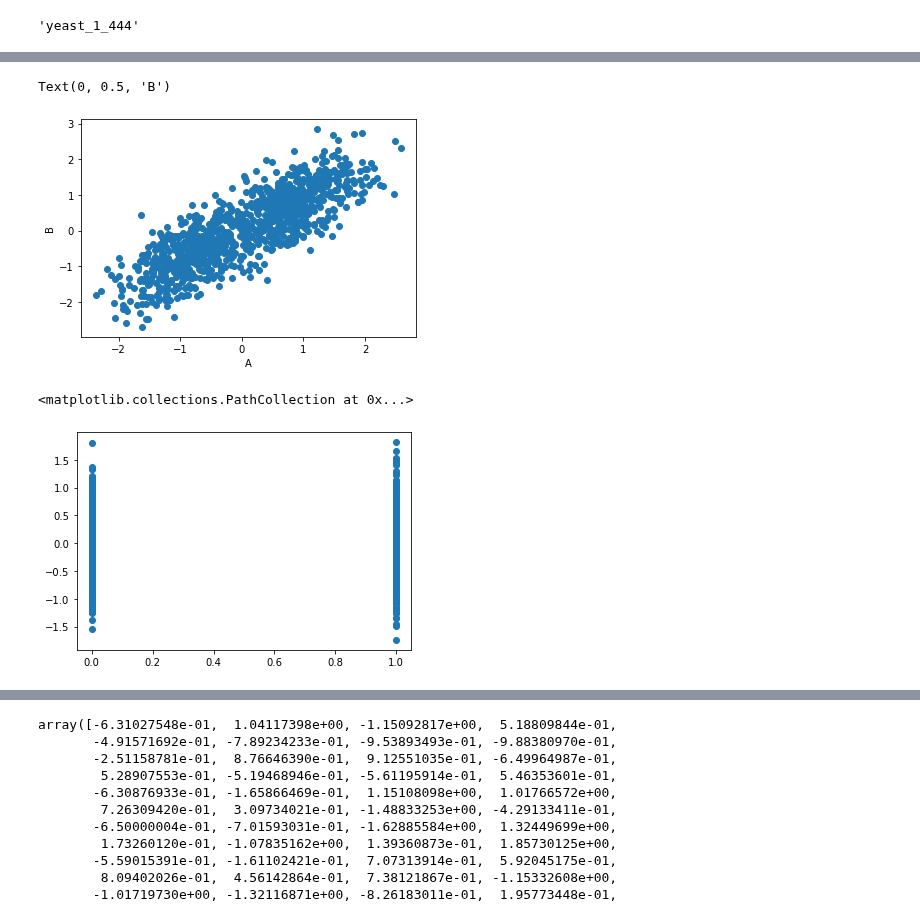
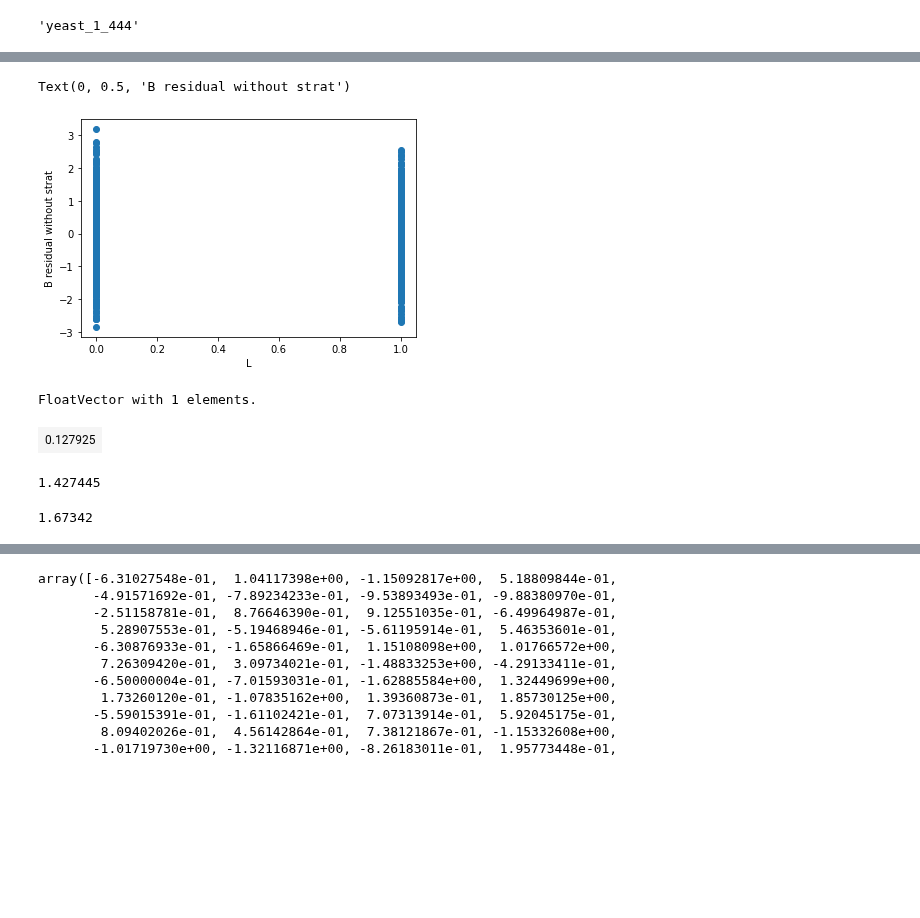
Before and after one commit to BIRDSgroup/NLCD, a Jupyter notebook: CITNonLinear.ipynb, the cells around one changed output, grey strips where cells are left out. Drawn from its saved outputs; the diff is of its cells as text; code cells hidden in the pictures; blank space fills up the shorter version.

```diff
--- a/CITNonLinear.ipynb
+++ b/CITNonLinear.ipynb
@@ -362,21 +360,28 @@ def calculate_pvalues_conditional_test(L,A,B):
 # %%
 #DEBUGGING
 # %%
-A=(A-np.mean(A))/np.std(A)
+#A=(A-np.mean(A))/np.std(A)
+#B=(B-np.mean(B))/np.std(B)
-# %%
-B=(B-np.mean(B))/np.std(B)
 # %%
-plt.scatter(A,B)
-plt.xlabel("A")
-plt.ylabel("B")
+plt.scatter(L,residual(A,B))
+plt.xlabel("L")
+plt.ylabel("B residual without strat")
 # %% [output]
-Text(0, 0.5, 'B')
+Text(0, 0.5, 'B residual without strat')
-[figure, old version]
+[figure, new version]
+# %%
+nlcor.nlcor(L,residual(A,B))[0]
+# %% [output]
+FloatVector with 1 elements.
+| 0.127925 |
 # %%
-plt.scatter(L,residual(A,B))
+compute_loss(L,residual(A,B))
 # %% [output]
-<matplotlib.collections.PathCollection at 0x...>
+1.427445
-[figure, removed]
+# %%
+compute_loss(L,B)
+# %% [output]
+1.67342
 # %%
     opt = tf.optimizers.Adam(1e-2)
     mdn_PQ = MDN_module()
```
Also changed, not shown: parts of 76 cells of this notebook, 15 other files.
